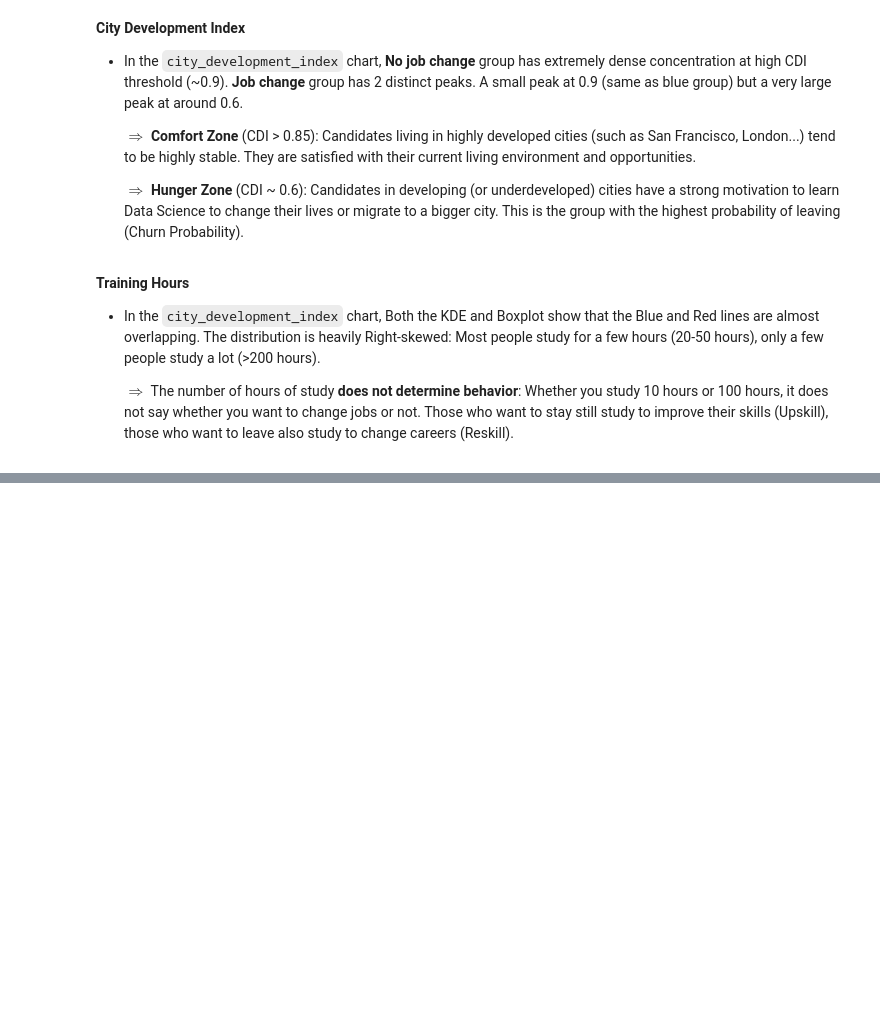
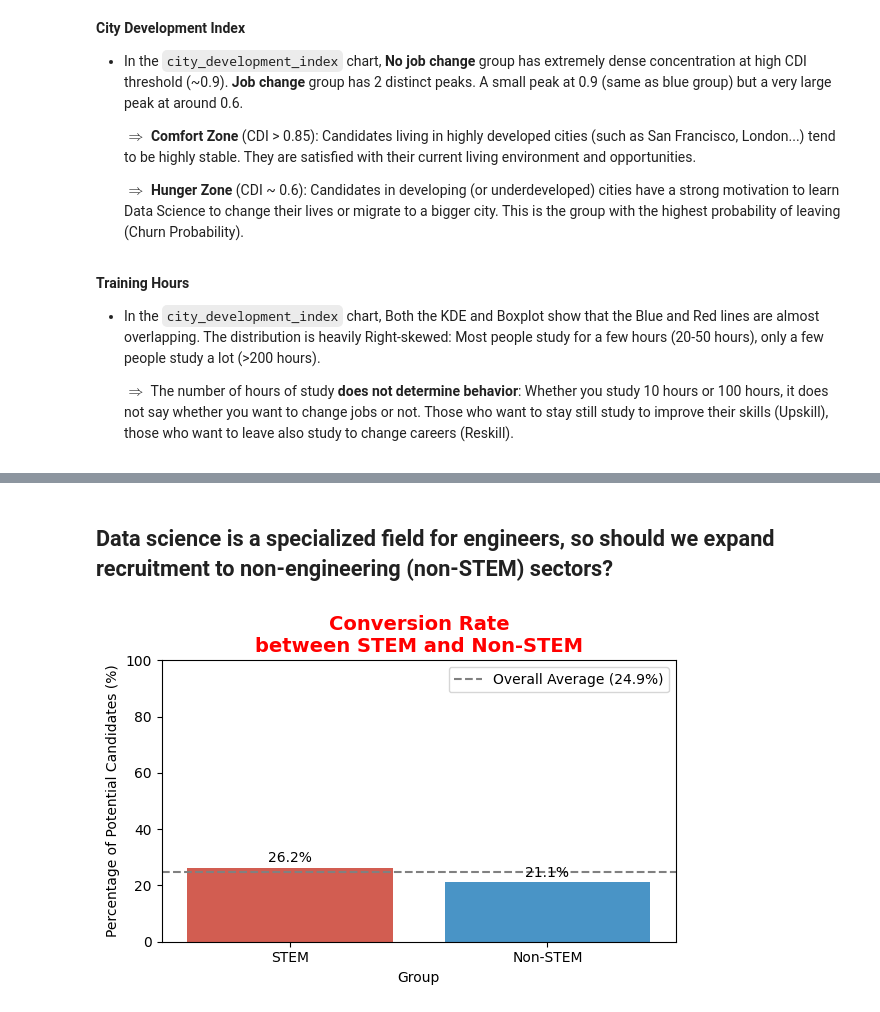
Before and after one commit to hnhan2005/Lab02_HR_Analysis, a Jupyter notebook: notebooks/01_data_exploration.ipynb, the cells around one changed output, grey strips where cells are left out. Saved outputs shown, nothing was run; the diff lists cells and outputs as text; code cells hidden in the pictures; blank space fills up the shorter version.

```diff
--- a/notebooks/01_data_exploration.ipynb
+++ b/notebooks/01_data_exploration.ipynb
@@ -202,0 +217,7 @@ if data is not None:
+# %% [markdown]
+## Data science is a specialized field for engineers, so should we expand recruitment to non-engineering (non-STEM) sectors?
+# %%
+if data is not None:
+    plot_STEM_vs_nonSTEM(data)
+# %% [output]
+[figure, added]
```
Also changed, not shown: parts of 10 cells of this notebook, 9 other files.
